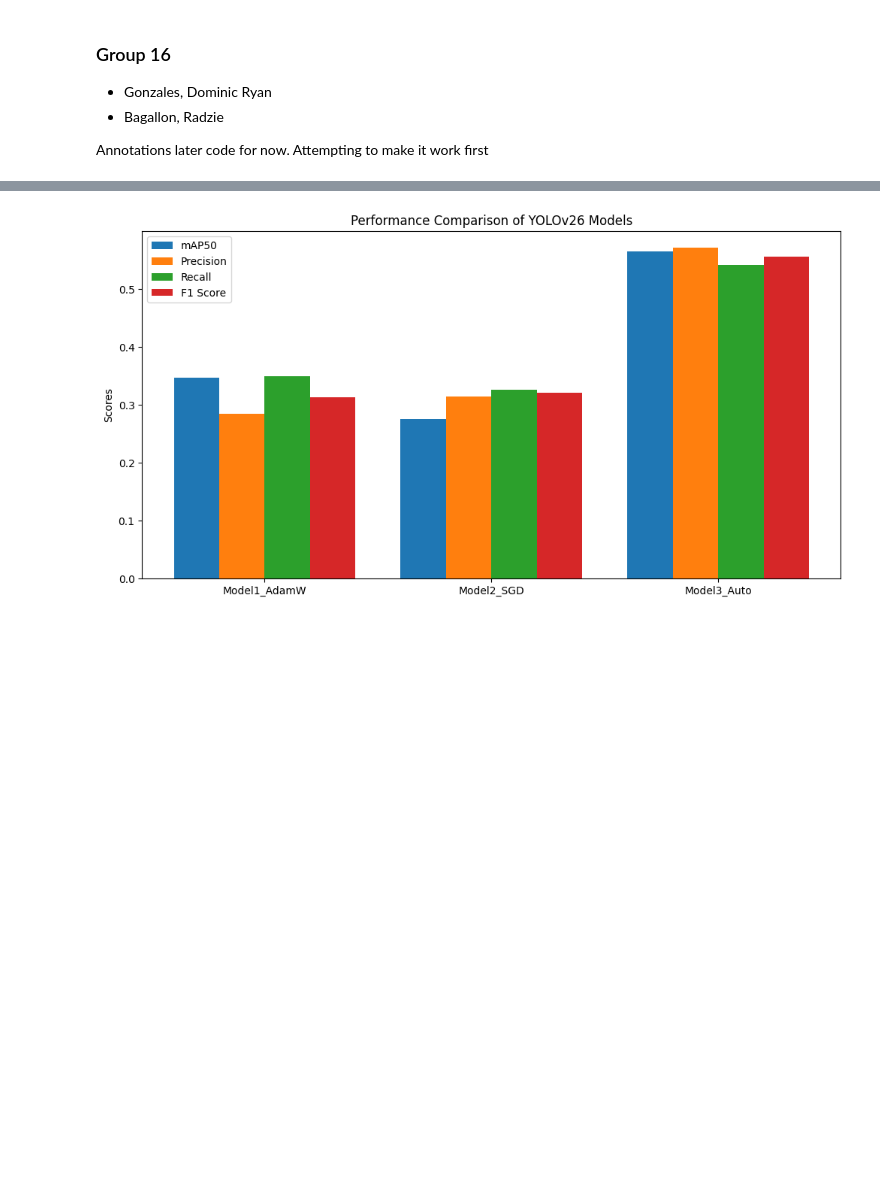
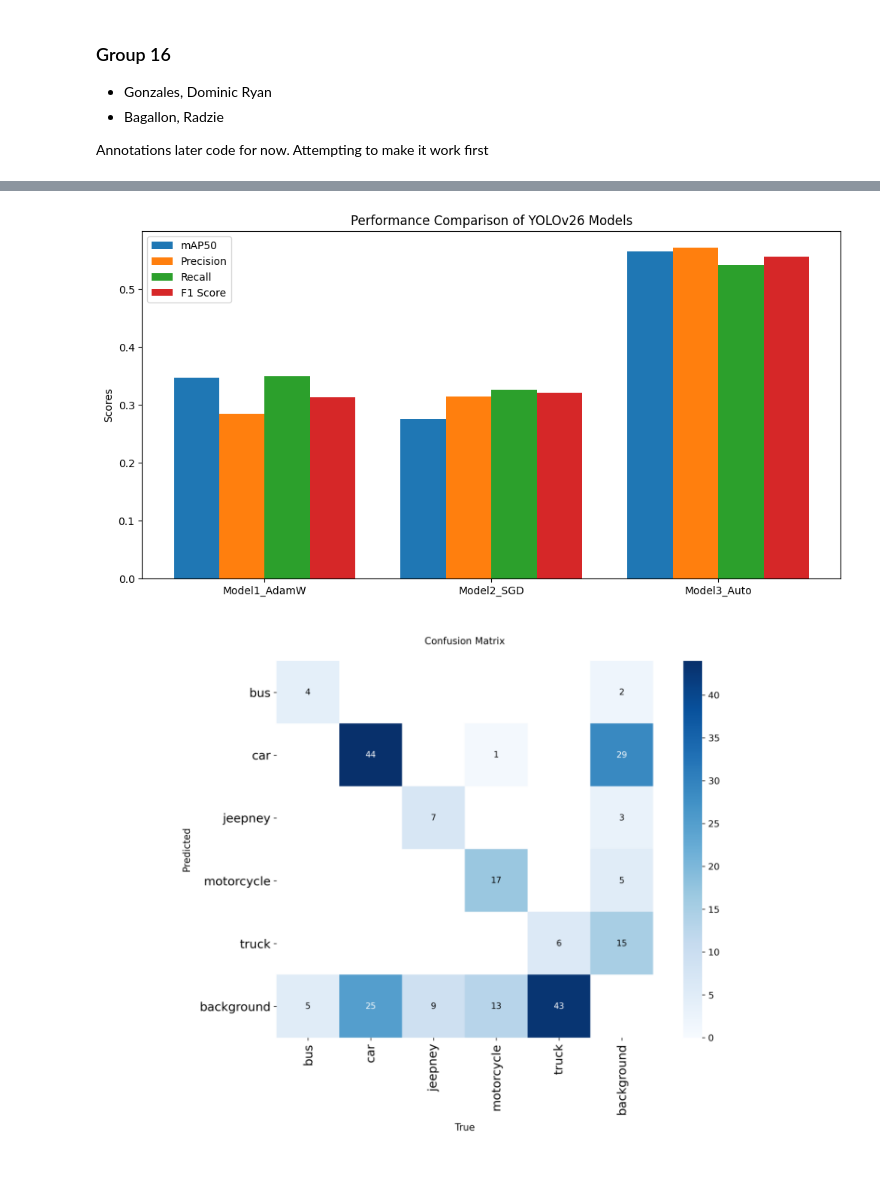
Before and after one commit to Voidneon/SA2---Implementing-YOLOv26-with-NMS-Free-Detection, a Jupyter notebook: SA2_Gr16_Gonzales_Bagallon.ipynb, the cells around one changed output, grey strips where cells are left out. Drawn from its saved outputs; the diff is of its cells as text; code cells hidden in the pictures; blank space fills up the shorter version.

```diff
--- a/SA2_Gr16_Gonzales_Bagallon.ipynb
+++ b/SA2_Gr16_Gonzales_Bagallon.ipynb
@@ -144,30 +149,55 @@ Overriding model.yaml nc=80 with nc=5
 x = np.arange(len(df_metrics['Model']))
 width = 0.2
 # The arange function creates an array of label locations for the x-axis based on the number of models trained.
 # We set a bar width of 0.2 to ensure that all four metric bars can fit side-by-side without overlapping.
 
 fig, ax = plt.subplots(figsize=(12, 6))
 # This line initializes a new figure and a set of subplots with a custom width of 12 inches for better readability.
 # Creating an explicit figure object allows us to fine-tune labels and save the output as a high-resolution image file.
 
 rects1 = ax.bar(x - 1.5*width, df_metrics['mAP50'], width, label='mAP50')
 rects2 = ax.bar(x - 0.5*width, df_metrics['Precision'], width, label='Precision')
 rects3 = ax.bar(x + 0.5*width, df_metrics['Recall'], width, label='Recall')
 rects4 = ax.bar(x + 1.5*width, df_metrics['F1 Score'], width, label='F1 Score')
 # These four lines draw the individual bars for each metric, offset from the center to create a grouped effect.
 # Each call uses a unique label that will automatically be included in the chart's legend for clear identification.
 
 ax.set_ylabel('Scores')
 ax.set_title('Performance Comparison of YOLOv26 Models')
 ax.set_xticks(x)
 ax.set_xticklabels(df_metrics['Model'])
 ax.legend()
 # These functions set the axis titles and the main chart header to provide context for the performance analysis.
 # The legend() call is crucial for ensuring the viewer can distinguish between metrics like Precision and Recall.
 
 plt.savefig('performance_comparison.png')
 plt.show()
 # The savefig function exports the final chart as a PNG file, which is required for your Part 3 report deliverable.
 # Finally, show() renders the visualization in the notebook to verify the data was plotted accurately
+
+matrix_path = 'runs/detect/Model3_Auto/confusion_matrix.png'
+# This variable stores the string path to the confusion matrix generated by your highest-performing model configuration.
+# It is important to verify this path in your file sidebar, as YOLO may increment folder names if you run the cell multiple times.
+
+img = mpimg.imread(matrix_path)
+# The imread function loads the image data into a format that Matplotlib can manipulate and display.
+# This step is necessary to bring the external file into the notebook's active memory for visualization.
+
+plt.figure(figsize=(10, 10))
+# We initialize a figure with a square 10x10 aspect ratio to ensure the matrix labels are legible.
+# Setting a specific figure size prevents the image from appearing too small in the notebook output.
+
+plt.imshow(img)
+# The imshow function is the primary tool for rendering the pixel data from the model's diagnostic results.
+# It transforms the loaded image array into a visible plot within the Jupyter environment.
+
+plt.axis('off')
+# This command hides the X and Y axis pixel coordinates that Matplotlib adds by default to plots.
+# Disabling the axis lines provides a cleaner presentation of the confusion matrix for your final PDF report.
+
+plt.show()
+# Finally, show() is called to output the prepared visualization directly into the cell's result area.
+# This fulfills the deliverable requirement of having the matrix displayed within the notebook for evaluation.
 # %% [output]
 [figure]
+[figure, added]
```
Also changed, not shown: parts of 5 cells of this notebook.
